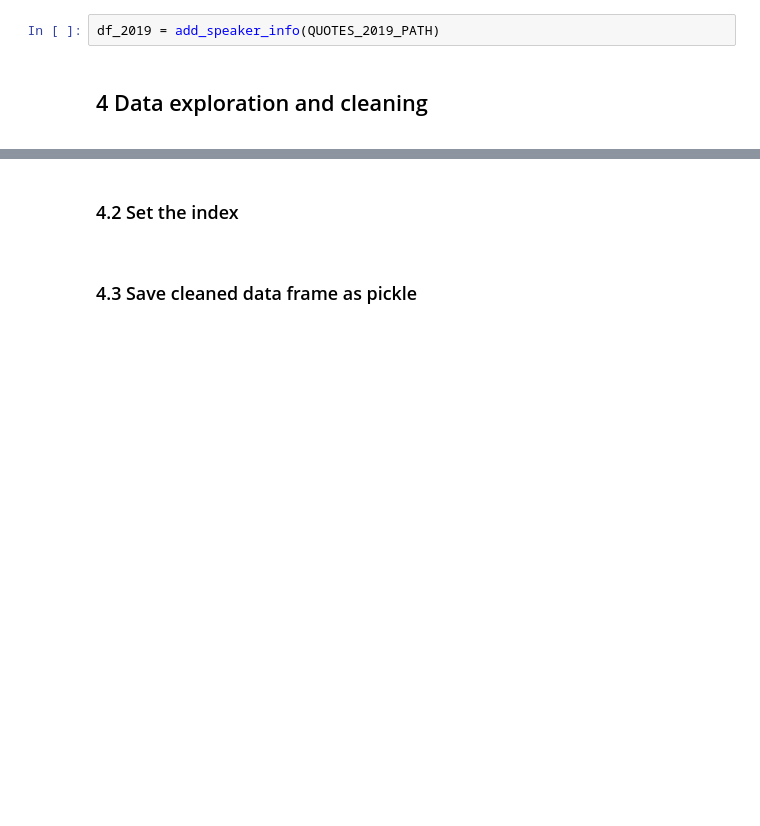
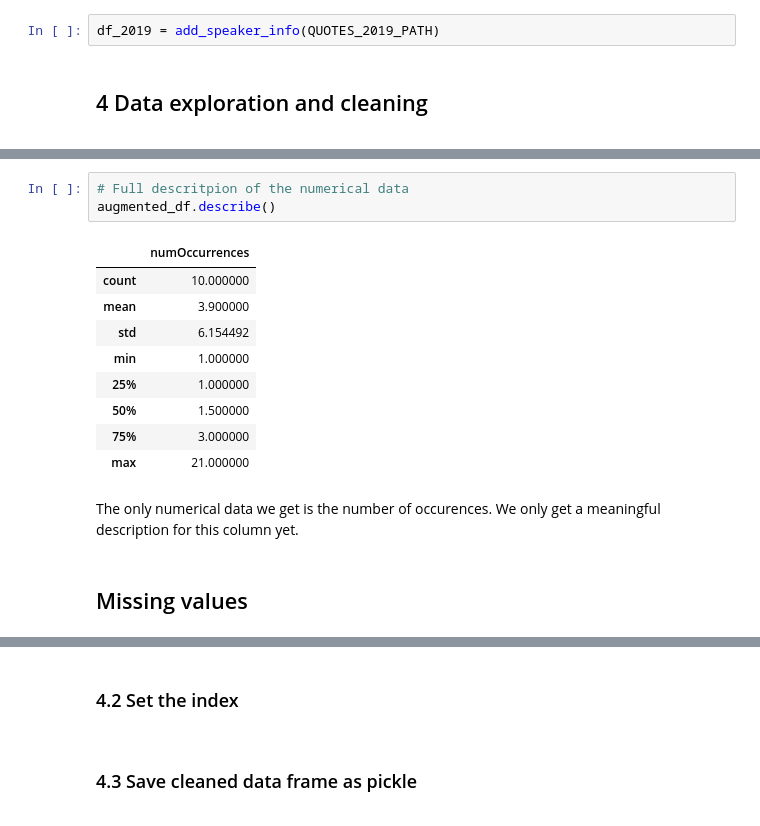
Before and after one commit to epfl-ada/ada-2021-project-palomamo, a Jupyter notebook: main.ipynb, the cells around one changed output, grey strips where cells are left out. Drawn from its saved outputs; the diff is of its cells as text; blank space fills up the shorter version.

```diff
--- a/main.ipynb
+++ b/main.ipynb
@@ -587,0 +614,17 @@ df_2019 = add_speaker_info(QUOTES_2019_PATH)
+# %%
+# Full descritpion of the numerical data
+augmented_df.describe()
+# %% [output]
+|  | numOccurrences |
+| count | 10.000000 |
+| mean | 3.900000 |
+| std | 6.154492 |
+| min | 1.000000 |
+| 25% | 1.000000 |
+| 50% | 1.500000 |
+| 75% | 3.000000 |
+| max | 21.000000 |
+# %% [markdown]
+The only numerical data we get is the number of occurences. We only get a meaningful description for this column yet.
+# %% [markdown]
+## Missing values
```
Also changed, not shown: parts of 20 cells of this notebook.
